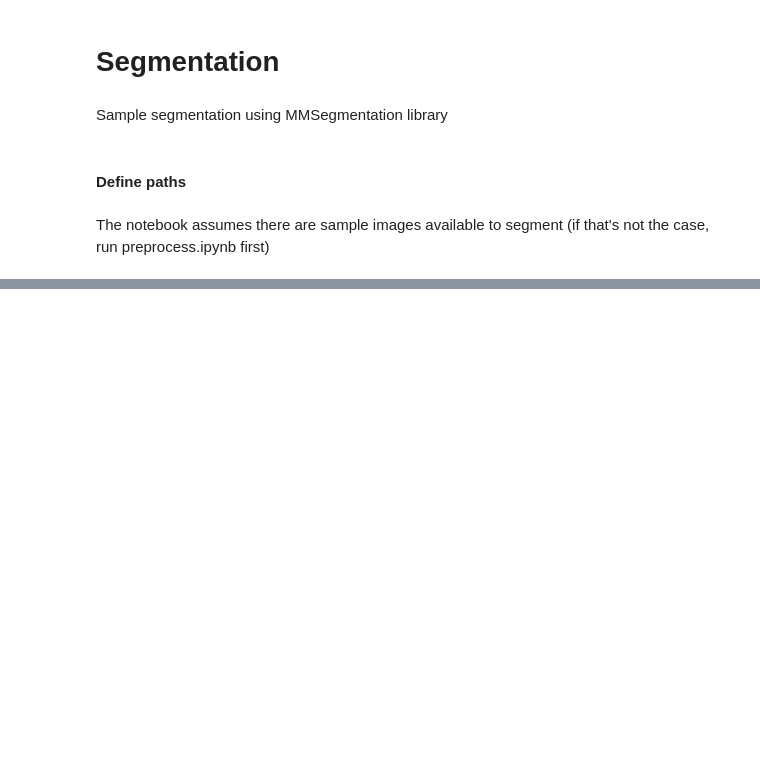
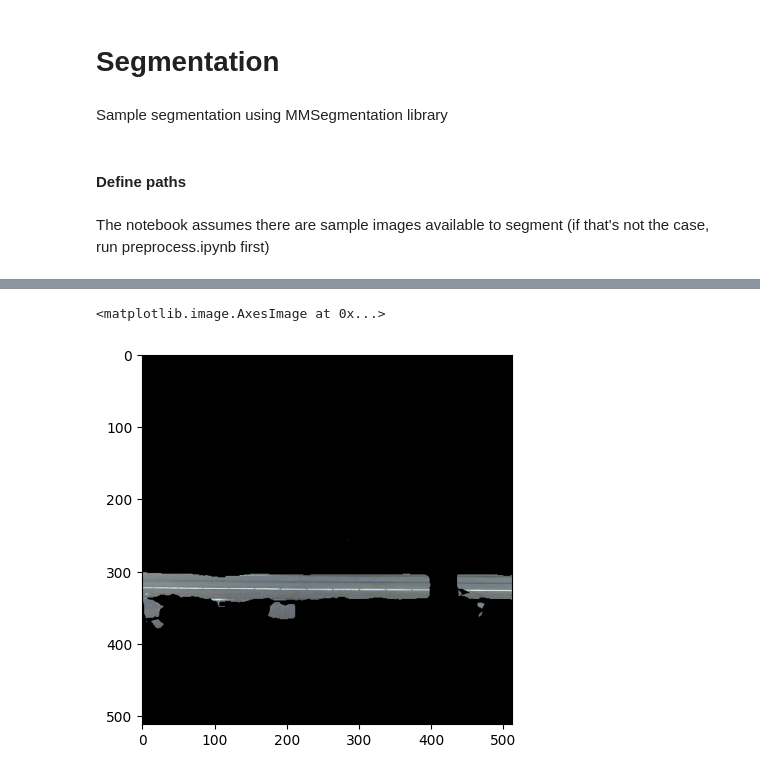
Before and after one commit to Amsterdam-Internships/sidewalk-accessibility-features, a Jupyter notebook: notebooks/segment.ipynb, the cells around one changed output, grey strips where cells are left out. Cells and saved outputs as stored; diff of their text form; code cells hidden in the pictures; blank space fills up the shorter version.

```diff
--- a/notebooks/segment.ipynb
+++ b/notebooks/segment.ipynb
@@ -21,6 +21,6 @@ config_file = '../lib/mmsegmentation/configs/pspnet/pspnet_r50-d8_512x1024_40k_c
 checkpoint_file = '../lib/mmsegmentation/checkpoints/pspnet/pspnet_r50-d8_512x1024_40k_cityscapes_20200605_003338-2966598c.pth'
 
 # Sample image path (this assumes you already ran preprocess.ipynb and have at least one image available)
-folder = '../res/sample_dataset/reprojected'
-pano_id = os.listdir(folder)[0]
+folder = '../res/dataset/reprojected'
+pano_id = os.listdir(folder)[2]
 print(pano_id)
@@ -49,0 +47,20 @@ mmcv.imwrite(image, '../res/sample_dataset/sample_sidewalk.jpg')
+# %%
+import numpy as np
+import matplotlib.pyplot as plt
+
+# Load the image from img
+image = mmcv.imread(path)
+# Experiment with classes.
+# From: https://github.com/open-mmlab/mmsegmentation/blob/master/mmseg/datasets/cityscapes.py
+# ('road', 'sidewalk', 'building', 'wall', 'fence', 'pole',
+# 'traffic light', 'traffic sign', 'vegetation', 'terrain', 'sky',
+# 'person', 'rider', 'car', 'truck', 'bus', 'train', 'motorcycle',
+# 'bicycle')
+# Black out all classes except for 'road' (0) and 'sidewalk' (1) simultaneously
+image[np.where((result[0] != 0) & (result[0] != 1))] = 0
+
+# Show the image
+plt.imshow(image)
+# %% [output]
+<matplotlib.image.AxesImage at 0x...>
+[figure, added]
```
Also changed, not shown: parts of 4 cells of this notebook, 5 other files.
